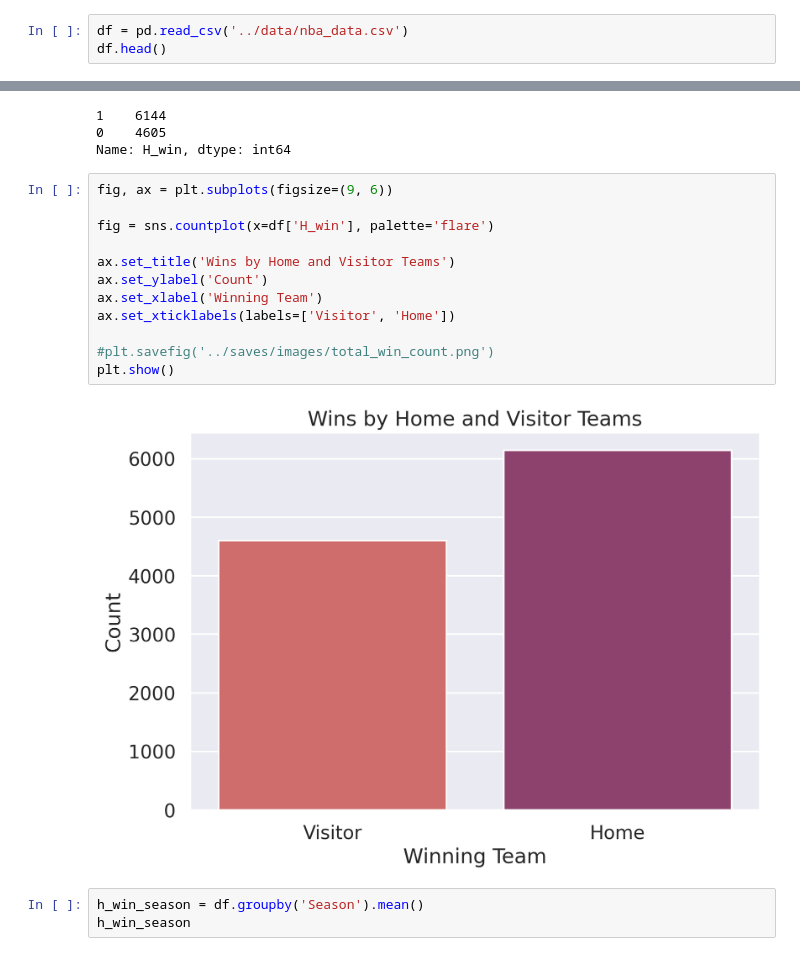
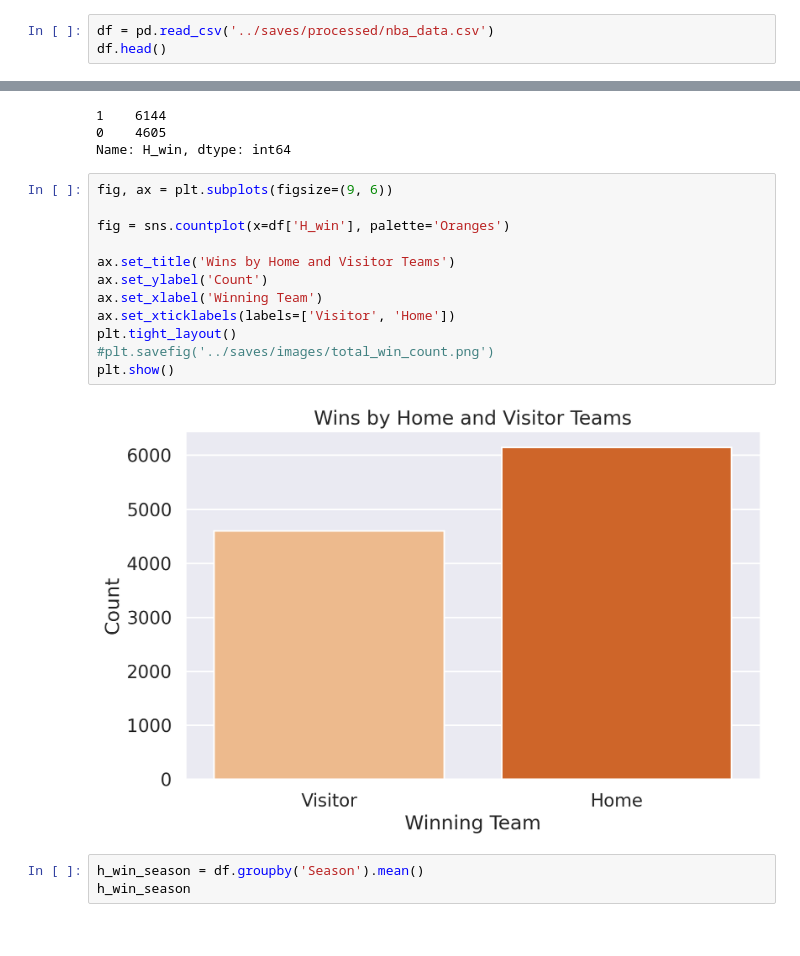
Before and after one commit to edubf22/nba-games, a Jupyter notebook: notebooks/eda.ipynb, the cells around one changed output, grey strips where cells are left out. Saved outputs shown, nothing was run; the diff lists cells and outputs as text.

Commit message:
Updated images with different color palette

```diff
--- a/notebooks/eda.ipynb
+++ b/notebooks/eda.ipynb
@@ -23,7 +23,7 @@ with open('format_team_name.pkl', 'rb') as file:
 # %% [markdown]
 # Load the dataset
 # %%
-df = pd.read_csv('../data/nba_data.csv')
+df = pd.read_csv('../saves/processed/nba_data.csv')
 df.head()
 # %% [output]
 |  | Season | H_win | FG%_V | 3P%_V | 2P%_V | FT%_V | ORB_V | DRB_V | TRB_V | AST_V | ... | ... |
@@ -44,17 +44,17 @@ Name: H_win, dtype: int64
 # %%
 fig, ax = plt.subplots(figsize=(9, 6))
 
-fig = sns.countplot(x=df['H_win'], palette='flare')
+fig = sns.countplot(x=df['H_win'], palette='Oranges')
 
 ax.set_title('Wins by Home and Visitor Teams')
 ax.set_ylabel('Count')
 ax.set_xlabel('Winning Team')
 ax.set_xticklabels(labels=['Visitor', 'Home'])
-
+plt.tight_layout()
 #plt.savefig('../saves/images/total_win_count.png')
 plt.show()
 # %% [output]
-[figure, old version]
+[figure, new version]
 # %%
 h_win_season = df.groupby('Season').mean()
 h_win_season
```
Also changed, not shown: parts of 4 cells of this notebook.
